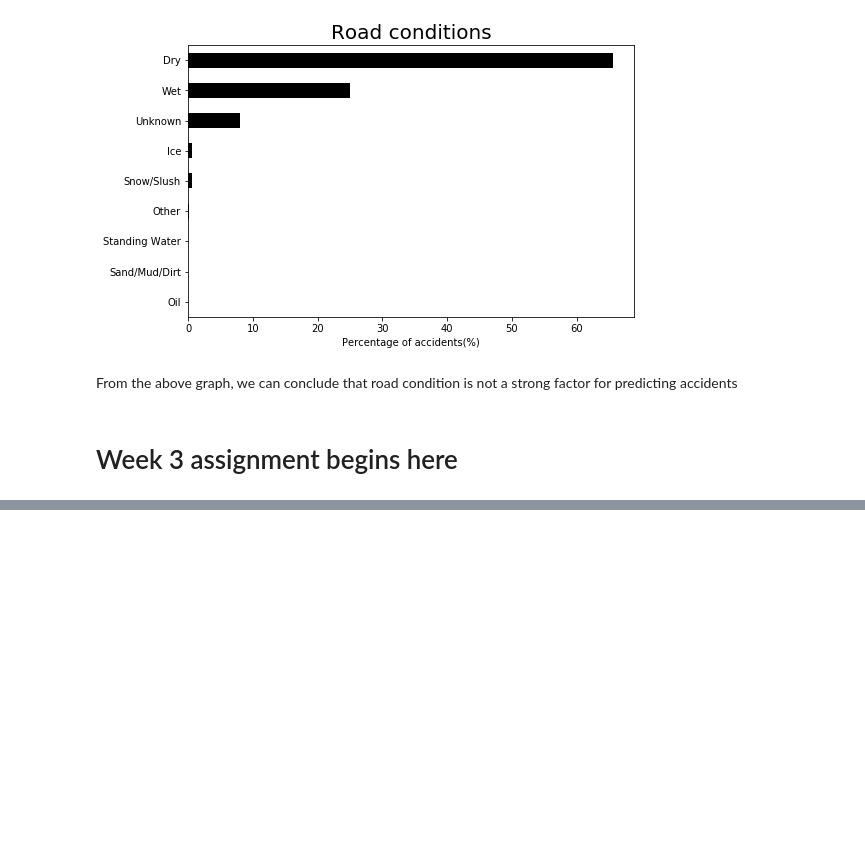
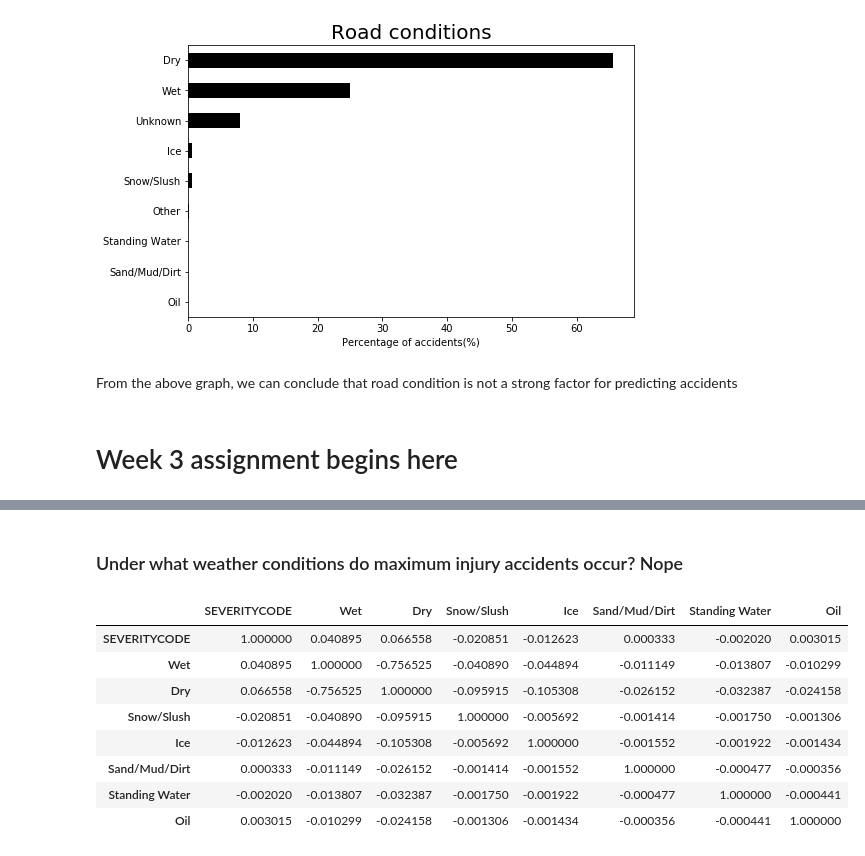
Before and after one commit to anupam-misra/Coursera_Capstone, a Jupyter notebook: accident_prevention_ML_model.ipynb, the cells around one changed output, grey strips where cells are left out. Drawn from its saved outputs; the diff is of its cells as text; code cells hidden in the pictures; blank space fills up the shorter version.

```diff
--- a/accident_prevention_ML_model.ipynb
+++ b/accident_prevention_ML_model.ipynb
@@ -330,14 +330,8 @@ df_feat[pd.get_dummies(df_feat['LIGHTCOND']).columns] = pd.get_dummies(df_feat['
 df_feat.drop(['LIGHTCOND'], axis=1, inplace=True)
 
 df_feat['INATTENTIONIND'] = df_feat['INATTENTIONIND'].map({'Y': '1', 'N': '0'})
+df_feat['SEVERITYCODE'] = df_feat['SEVERITYCODE'].map({2: 1, 1: 0})
 df_feat['INATTENTIONIND'] = df_feat['INATTENTIONIND'] .astype('int64')
 #df_feat['UNDERINFL'] = df_feat['UNDERINFL'].map({'Y': 1, 'N': 0, 'nan': 0})
 #df_feat['SPEEDING'] = df_feat['SPEEDING'].map({'Y': 1, 'N': 0})
 df_feat['WEEKEND']  = df_feat['WEEKEND'].astype('int64')
-
-
-#dropping unknown and other columns
-df_feat.drop(['Unknown','Other'], inplace=True, axis=1)
-
-
-sns.heatmap(df_feat.corr())
@@ -388,0 +371,15 @@ sns.heatmap(df_feat.corr())
+# %% [markdown]
+### Under what weather conditions do maximum injury accidents occur? Nope
+# %%
+df_feat[['SEVERITYCODE', 'Wet', 'Dry', 'Snow/Slush', 'Ice', 'Sand/Mud/Dirt', 'Standing Water', 'Oil']].corr()
+#df['ROADCOND'].unique()
+# %% [output]
+|  | SEVERITYCODE | Wet | Dry | Snow/Slush | Ice | Sand/Mud/Dirt | Standing Water | Oil |
+| SEVERITYCODE | 1.000000 | 0.040895 | 0.066558 | -0.020851 | -0.012623 | 0.000333 | -0.002020 | 0.003015 |
+| Wet | 0.040895 | 1.000000 | -0.756525 | -0.040890 | -0.044894 | -0.011149 | -0.013807 | -0.010299 |
+| Dry | 0.066558 | -0.756525 | 1.000000 | -0.095915 | -0.105308 | -0.026152 | -0.032387 | -0.024158 |
+| Snow/Slush | -0.020851 | -0.040890 | -0.095915 | 1.000000 | -0.005692 | -0.001414 | -0.001750 | -0.001306 |
+| Ice | -0.012623 | -0.044894 | -0.105308 | -0.005692 | 1.000000 | -0.001552 | -0.001922 | -0.001434 |
+| Sand/Mud/Dirt | 0.000333 | -0.011149 | -0.026152 | -0.001414 | -0.001552 | 1.000000 | -0.000477 | -0.000356 |
+| Standing Water | -0.002020 | -0.013807 | -0.032387 | -0.001750 | -0.001922 | -0.000477 | 1.000000 | -0.000441 |
+| Oil | 0.003015 | -0.010299 | -0.024158 | -0.001306 | -0.001434 | -0.000356 | -0.000441 | 1.000000 |
```
Also changed, not shown: parts of 10 cells of this notebook.
